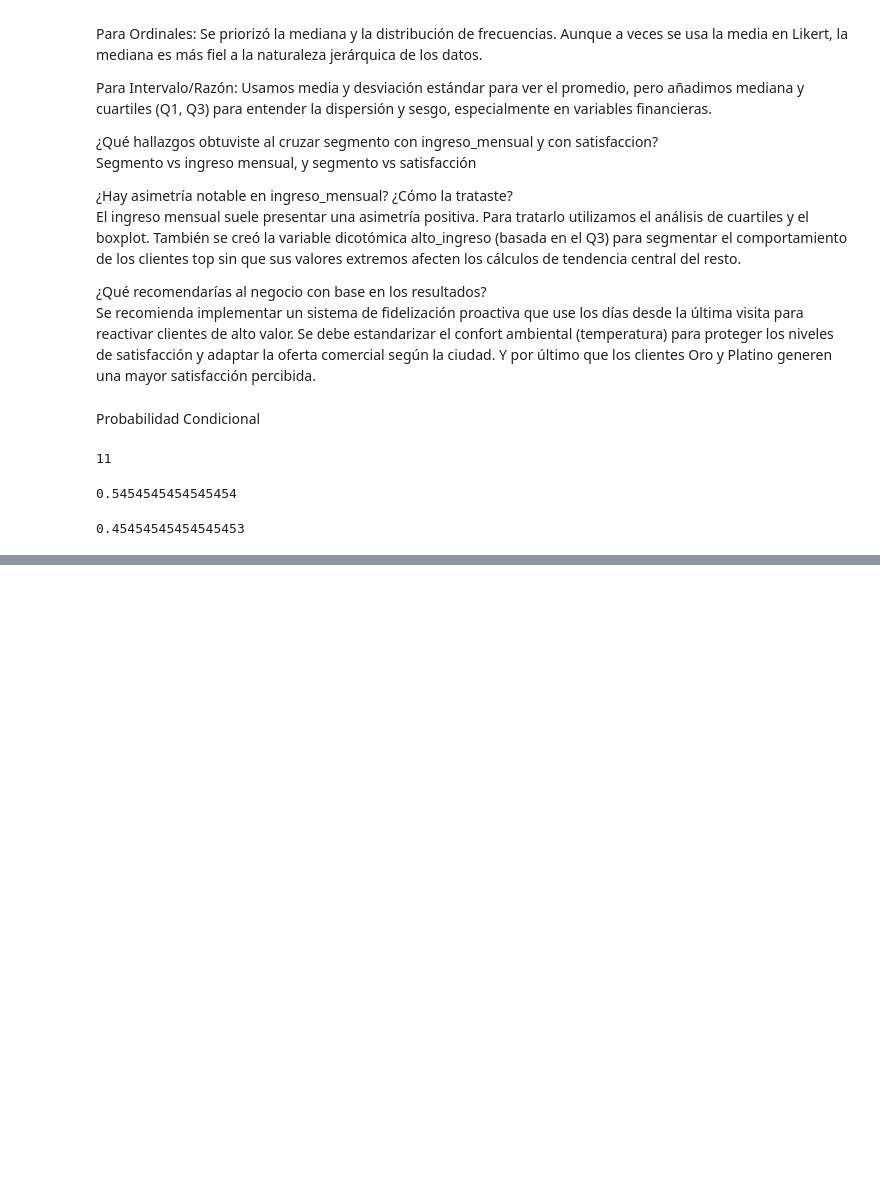
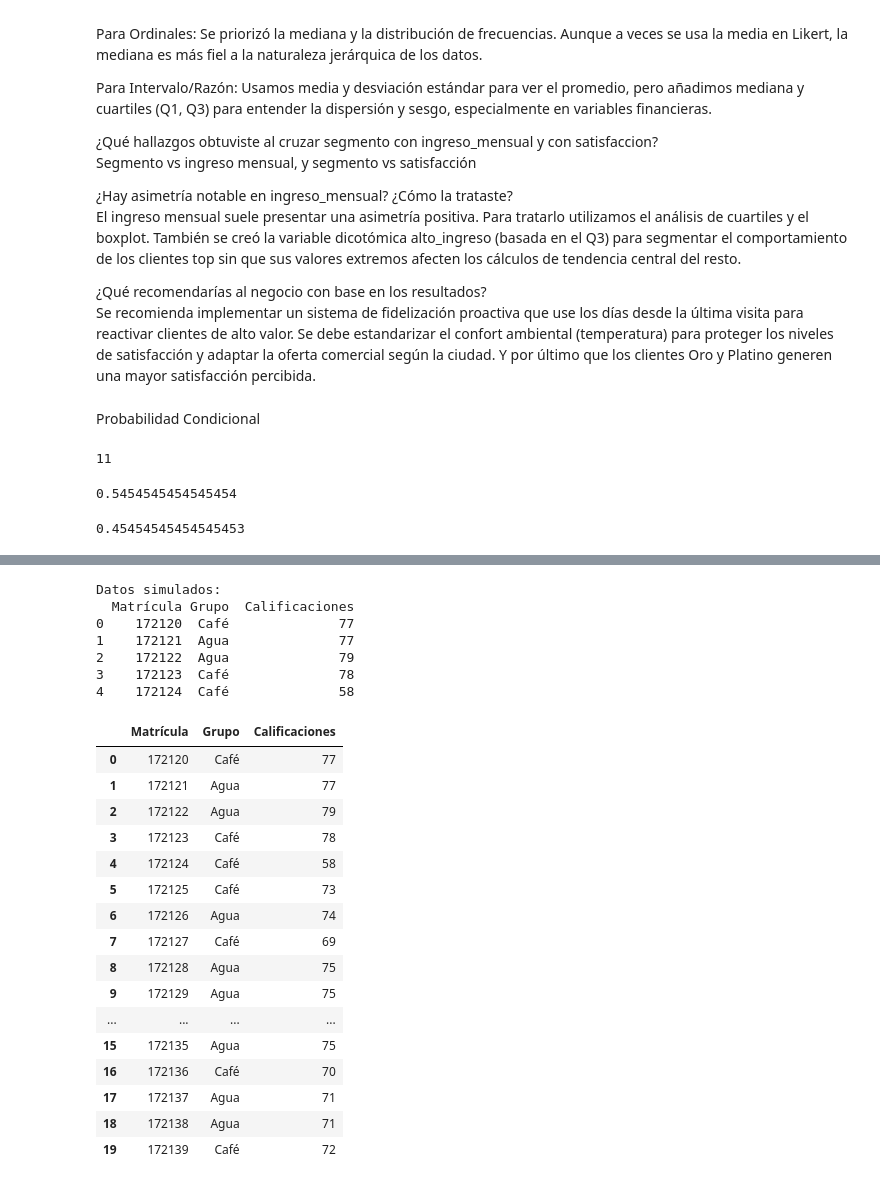
Before and after one commit to VictorCastro135/mineria-de-datos-178920, a Jupyter notebook: Minería_de_Datos.ipynb, the cells around one changed output, grey strips where cells are left out. Drawn from its saved outputs; the diff is of its cells as text; code cells hidden in the pictures; blank space fills up the shorter version.

```diff
--- a/Minería_de_Datos.ipynb
+++ b/Minería_de_Datos.ipynb
@@ -1406,0 +1409,79 @@ probabilidad_impar
+# %%
+import pandas as pd
+import numpy as np
+import matplotlib.pyplot as plt
+
+# Establece una semilla para reproducibilidad
+np.random.seed(42)
+
+
+# 1. Crea una lista de matrículas de estudiantes
+student_ids = [f'{i:06d}' for i in range(172120, 172120 + 20)]
+
+
+# 2. Asigna 10 estudiantes al grupo 'Café' y 10 al grupo 'Agua'
+groups = ['Café'] * 10 + ['Agua'] * 10
+np.random.shuffle(groups)
+
+
+# 3. Simula calificacionen de examenes para el grupo café
+# Mean=70, Std=5, asegurate de que los valores estén entre (50-100)
+coffee_scores = np.random.normal(loc=70, scale=5, size=10).round(0)
+coffee_scores = np.clip(coffee_scores, 50, 100).astype(int)
+
+
+# 4. Simula calificaciones de examen para el grupo de 'Agua'
+# Mean=75, Std=5, asegurate de que los valores estén entre (50-100)
+water_scores = np.random.normal(loc=75, scale=5, size=10).round(0)
+water_scores = np.clip(water_scores, 50, 100).astype(int)
+
+
+# Combina los valores basado en el grupo
+exam_scores = []
+coffee_idx = 0
+water_idx = 0
+for group in groups:
+    if group == 'Café':
+        exam_scores.append(coffee_scores[coffee_idx])
+        coffee_idx += 1
+    else:
+        exam_scores.append(water_scores[water_idx])
+        water_idx += 1
+
+
+# 5. Combina en un DataFrame de Pandas
+df_students = pd.DataFrame({
+    'Matrícula': student_ids,
+    'Grupo': groups,
+    'Calificaciones': exam_scores
+})
+
+
+print("Datos simulados:")
+print(df_students.head())
+df_students
+# %% [output]
+Datos simulados:
+  Matrícula Grupo  Calificaciones
+0    172120  Café              77
+1    172121  Agua              77
+2    172122  Agua              79
+3    172123  Café              78
+4    172124  Café              58
+|  | Matrícula | Grupo | Calificaciones |
+| 0 | 172120 | Café | 77 |
+| 1 | 172121 | Agua | 77 |
+| 2 | 172122 | Agua | 79 |
+| 3 | 172123 | Café | 78 |
+| 4 | 172124 | Café | 58 |
+| 5 | 172125 | Café | 73 |
+| 6 | 172126 | Agua | 74 |
+| 7 | 172127 | Café | 69 |
+| 8 | 172128 | Agua | 75 |
+| 9 | 172129 | Agua | 75 |
+| ... | ... | ... | ... |
+| 15 | 172135 | Agua | 75 |
+| 16 | 172136 | Café | 70 |
+| 17 | 172137 | Agua | 71 |
+| 18 | 172138 | Agua | 71 |
+| 19 | 172139 | Café | 72 |
```
Also changed, not shown: parts of 4 cells of this notebook.
